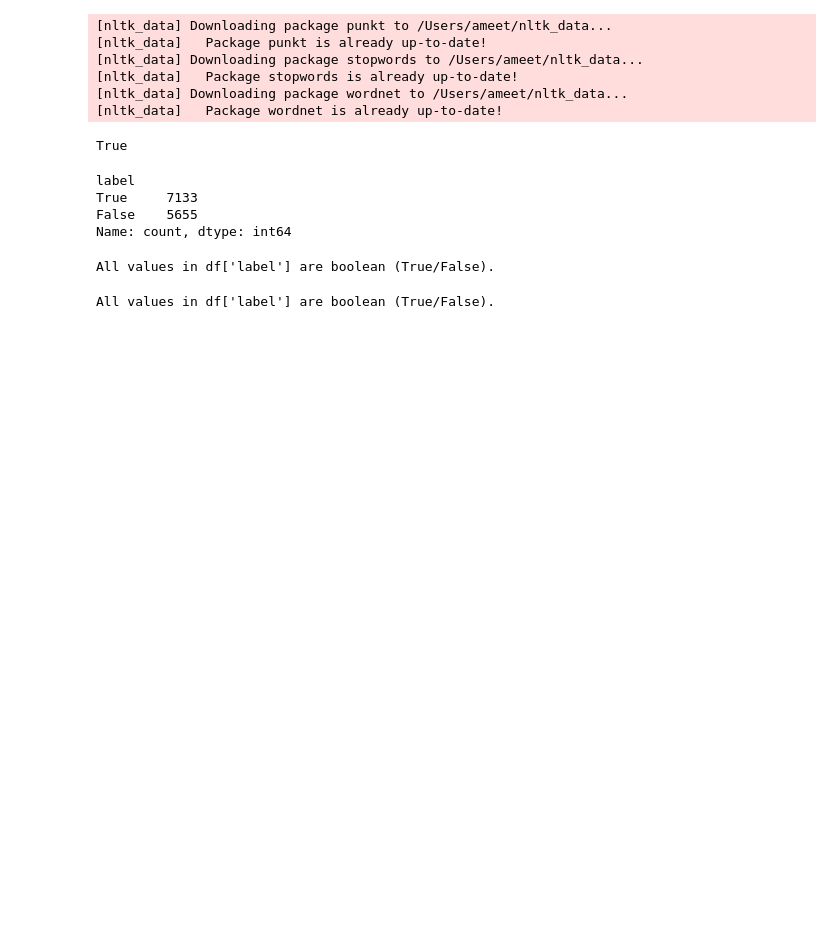
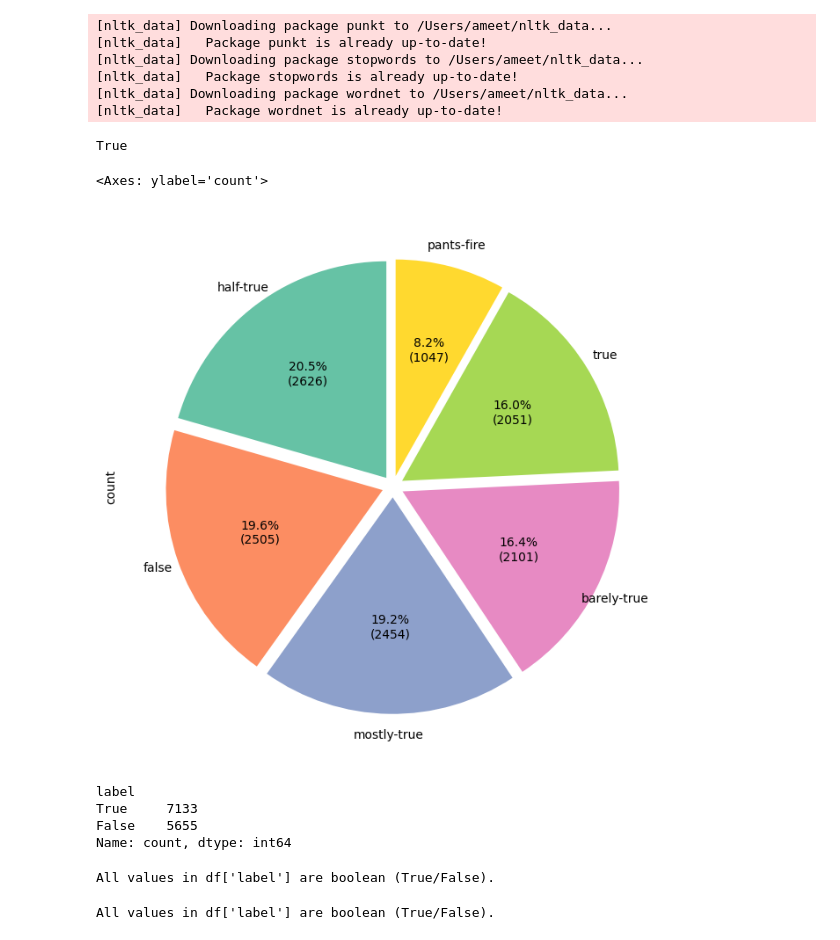
Before and after one commit to Arjun-254/NewsIntegrityAnlyzer, a Jupyter notebook: artifacts/classical_ml_EVAL/linear_svc.ipynb, the cells around one changed output. Saved outputs shown, nothing was run; the diff lists cells and outputs as text; code cells hidden in the pictures; blank space fills up the shorter version.

Commit message:
Pushing CSV files, fixing folder structure of artifact and Unique Decisions Venn Diagram

```diff
--- a/artifacts/classical_ml_EVAL/linear_svc.ipynb
+++ b/artifacts/classical_ml_EVAL/linear_svc.ipynb
@@ -35,6 +36,15 @@ def clean_words(new_tokens):
     return new_tokens
 # %%
 df = pd.read_csv('../Liar.csv')  # Read the Liar Dataset CSV
+# %%
+import seaborn as sns
+plt.figure(figsize=(8,8))
+df['label'].value_counts().plot(kind='pie', autopct=lambda pct: f'{pct:.1f}%\n({int(pct/100.*sum(df["label"].value_counts()))})',startangle=90,
+    textprops={'rotation_mode': 'anchor', 'va': 'center', 'ha': 'center'},colors=sns.color_palette('Set2'),explode=[0.05, 0.05, 0.05, 0.05, 0.05, 0.05]
+)
+# %% [output]
+<Axes: ylabel='count'>
+[figure, added]
 # %%
 # Create a custom mapping for the labels for binary classification
 label_mapping = {
```
Also changed, not shown: parts of 5 cells of this notebook, 17 other files.
